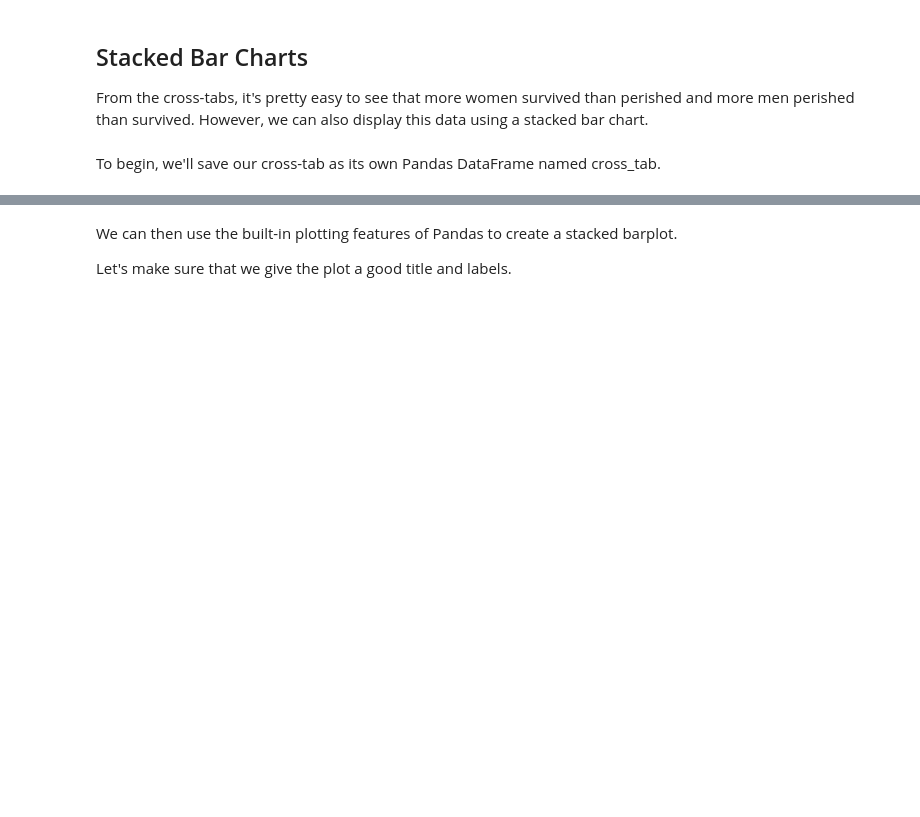
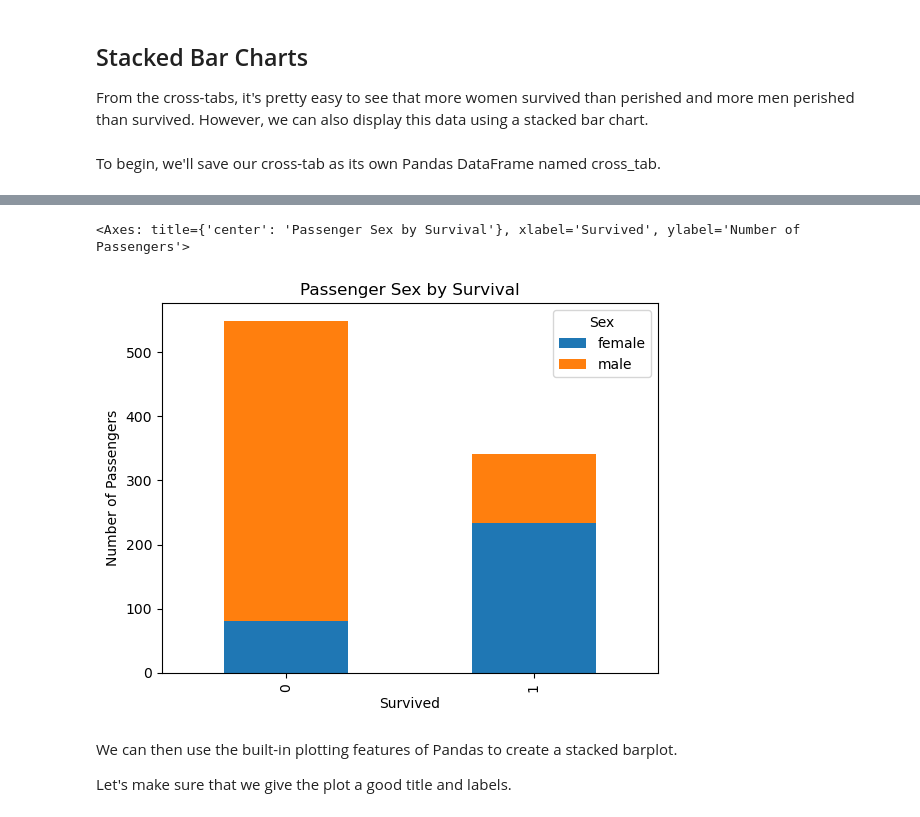
Before and after one commit to Chelsea-Myers/DVM_Lecture_Notebooks, a Jupyter notebook: Week 2/2.1 - Visualizing Relationships Between Categorical Features.ipynb, the cells around one changed output, grey strips where cells are left out. Saved outputs shown, nothing was run; the diff lists cells and outputs as text; code cells hidden in the pictures; blank space fills up the shorter version.

```diff
--- a/Week 2/2.1 - Visualizing Relationships Between Categorical Features.ipynb
+++ b/Week 2/2.1 - Visualizing Relationships Between Categorical Features.ipynb
@@ -31,3 +72,11 @@ To begin, we'll save our cross-tab as its own Pandas DataFrame named cross_tab.
+# %%
+pd.crosstab(df['Survived'], df['Sex']).plot(kind='bar',
+                                            stacked=True,
+                                            title='Passenger Sex by Survival',
+                                            ylabel='Number of Passengers')
+# %% [output]
+<Axes: title={'center': 'Passenger Sex by Survival'}, xlabel='Survived', ylabel='Number of Passengers'>
+[figure, added]
 # %% [markdown]
 We can then use the built-in plotting features of Pandas to create a stacked barplot.
 
```
Also changed, not shown: parts of 26 cells of this notebook, 2 other files.
